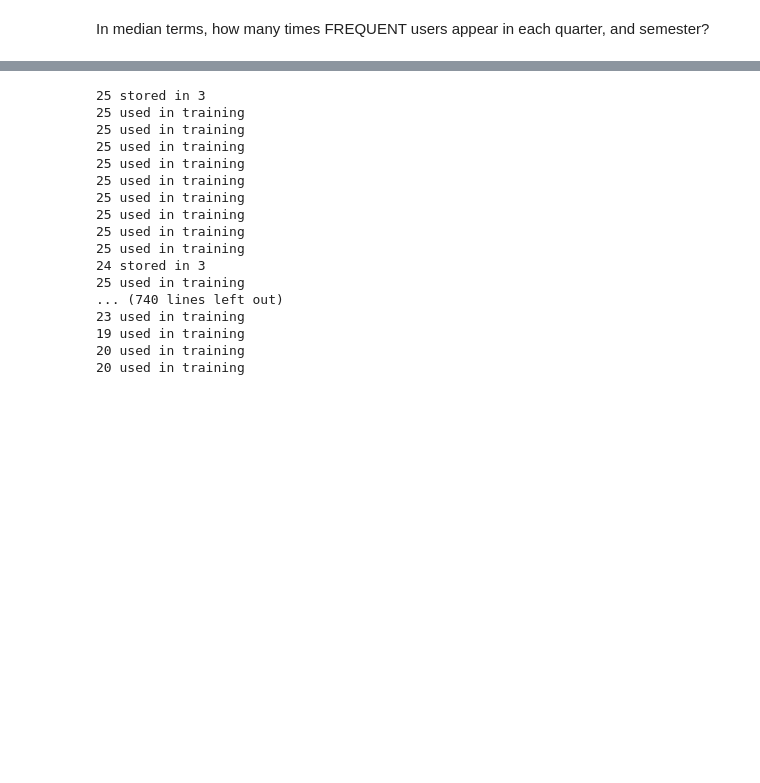
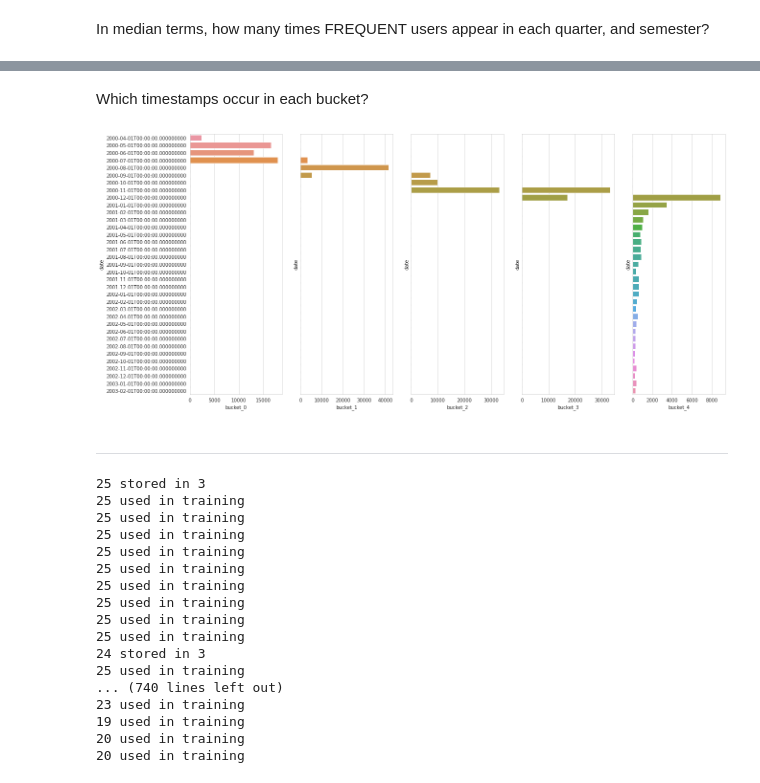
Before and after one commit to Key0412/streamRec-forgetting, a Jupyter notebook: notebooks/Avaliação de Dataset - Movielens.ipynb, the cells around one changed output, grey strips where cells are left out. Drawn from its saved outputs; the diff is of its cells as text; code cells hidden in the pictures; blank space fills up the shorter version.

```diff
--- a/notebooks/Avaliação de Datasets.ipynb
+++ b/notebooks/Avaliação de Dataset - Movielens.ipynb
@@ -337,3 +184,11 @@ user_semestre_interactions.loc[frequent_users_semestre];
+# %% [markdown]
+Which timestamps occur in each bucket?
+# %%
+plot_timestamps_per_bucket(dates_fixed_buckets_df)
+# %% [output]
+[figure, added]
+# %% [markdown]
+___
 # %%
 num_factors = 160
 num_iter = 8
```
Also changed, not shown: parts of 40 cells of this notebook, 11 other files.
